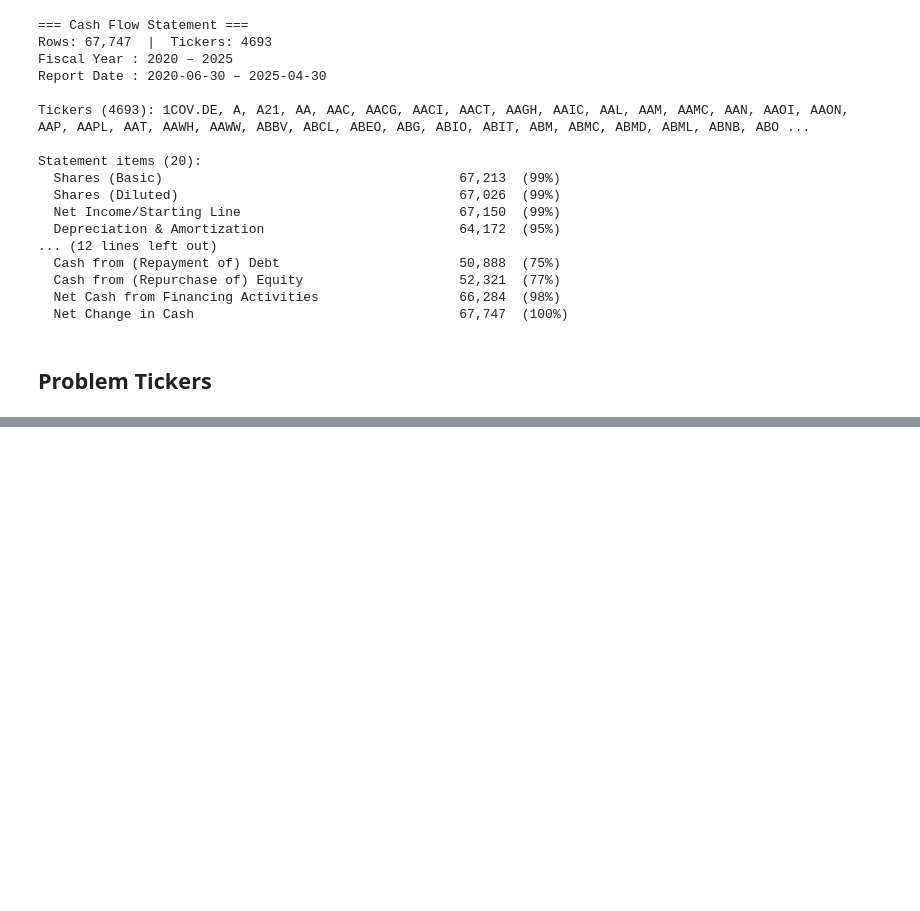
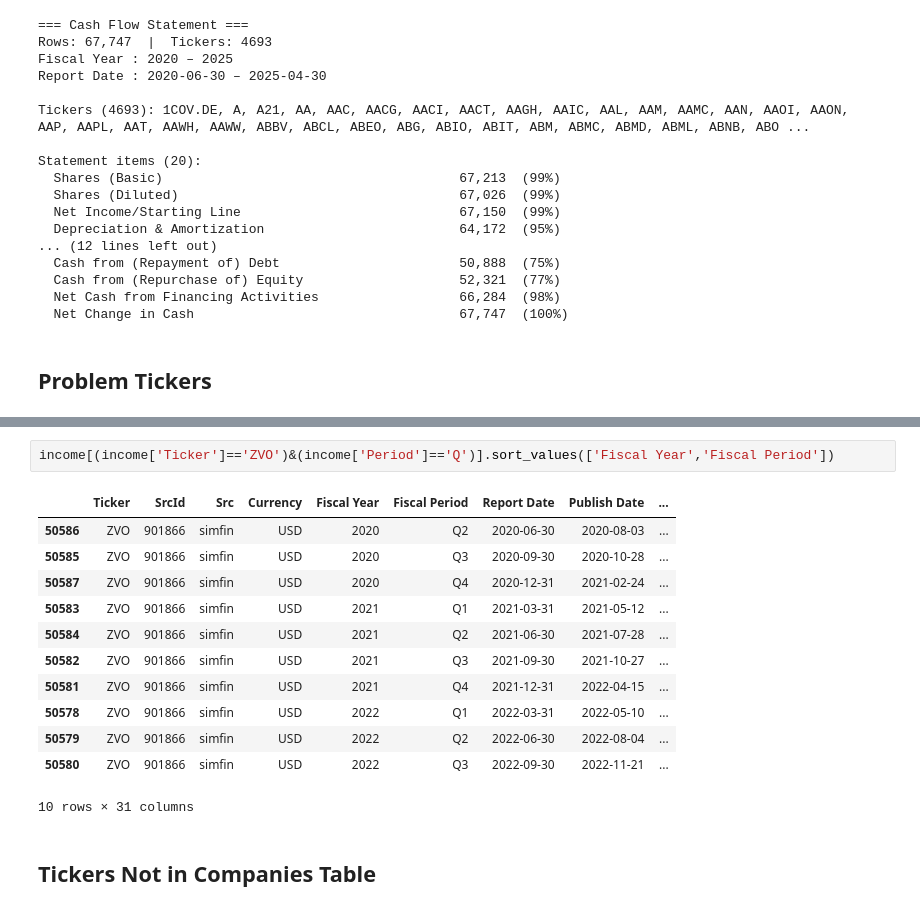
Before and after one commit to marcdumon/investment_research_platform, a Jupyter notebook: notebooks/summary_fundmental_data.ipynb, the cells around one changed output, grey strips where cells are left out. Drawn from its saved outputs; the diff is of its cells as text; blank space fills up the shorter version.

```diff
--- a/notebooks/summary_fundmental_data.ipynb
+++ b/notebooks/summary_fundmental_data.ipynb
@@ -235,0 +353,17 @@ fundamentals('ZYXI', 'balance')
+# %%
+income[(income['Ticker']=='ZVO')&(income['Period']=='Q')].sort_values(['Fiscal Year','Fiscal Period'])
+# %% [output]
+|  | Ticker | SrcId | Src | Currency | Fiscal Year | Fiscal Period | Report Date | Publish Date | ... |
+| 50586 | ZVO | 901866 | simfin | USD | 2020 | Q2 | 2020-06-30 | 2020-08-03 | ... |
+| 50585 | ZVO | 901866 | simfin | USD | 2020 | Q3 | 2020-09-30 | 2020-10-28 | ... |
+| 50587 | ZVO | 901866 | simfin | USD | 2020 | Q4 | 2020-12-31 | 2021-02-24 | ... |
+| 50583 | ZVO | 901866 | simfin | USD | 2021 | Q1 | 2021-03-31 | 2021-05-12 | ... |
+| 50584 | ZVO | 901866 | simfin | USD | 2021 | Q2 | 2021-06-30 | 2021-07-28 | ... |
+| 50582 | ZVO | 901866 | simfin | USD | 2021 | Q3 | 2021-09-30 | 2021-10-27 | ... |
+| 50581 | ZVO | 901866 | simfin | USD | 2021 | Q4 | 2021-12-31 | 2022-04-15 | ... |
+| 50578 | ZVO | 901866 | simfin | USD | 2022 | Q1 | 2022-03-31 | 2022-05-10 | ... |
+| 50579 | ZVO | 901866 | simfin | USD | 2022 | Q2 | 2022-06-30 | 2022-08-04 | ... |
+| 50580 | ZVO | 901866 | simfin | USD | 2022 | Q3 | 2022-09-30 | 2022-11-21 | ... |
+10 rows × 31 columns
+# %% [markdown]
+## Tickers Not in Companies Table
```
Also changed, not shown: parts of 25 cells of this notebook.
